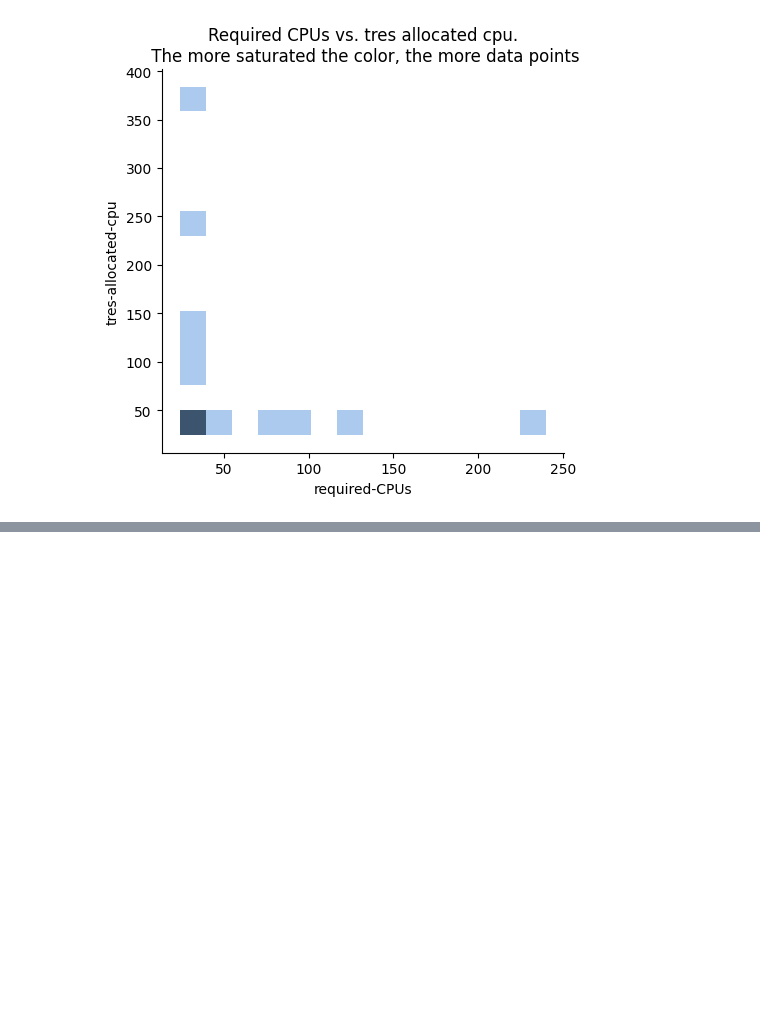
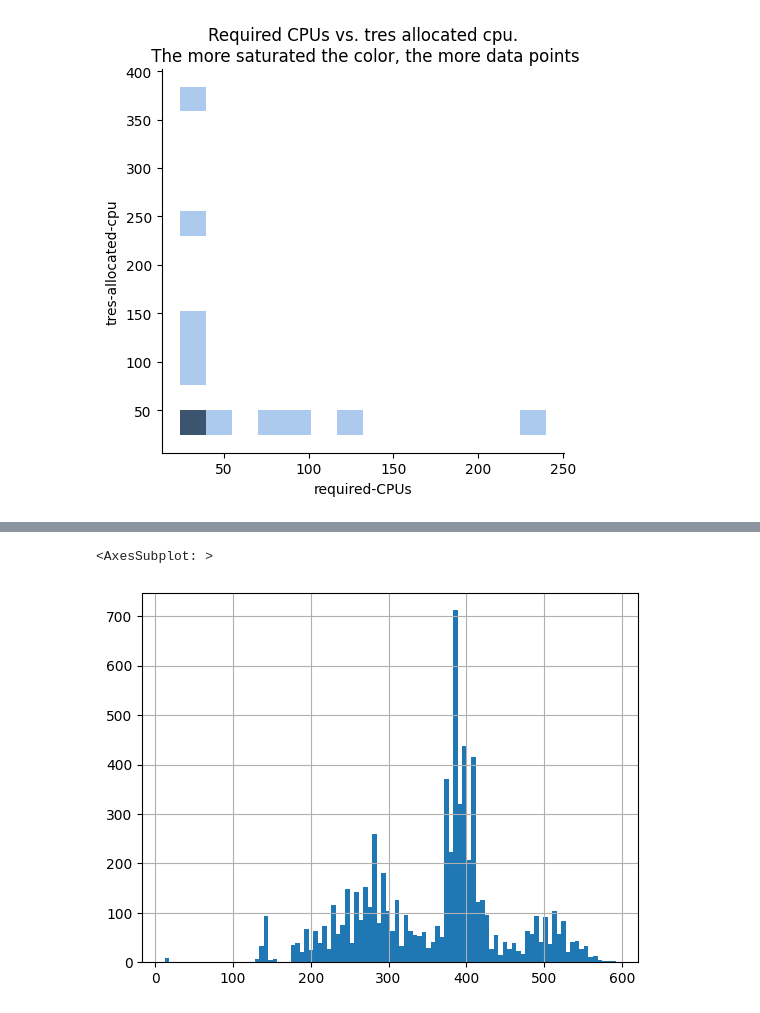
Before and after one commit to admire-eurohpc/AnomalyDetection, a Jupyter notebook: notebooks/visualization.ipynb, the cells around one changed output, grey strips where cells are left out. Saved outputs shown, nothing was run; the diff lists cells and outputs as text; code cells hidden in the pictures; blank space fills up the shorter version.

```diff
--- a/notebooks/visualization.ipynb
+++ b/notebooks/visualization.ipynb
@@ -235,0 +282,5 @@ plt.savefig('images/step1/required_CPUs_vs_tres_allocated_cpu.png')
+# %%
+df[df['steps-tres-consumed-max-energy'] < 1000]['steps-tres-consumed-max-energy'].hist(bins=100)
+# %% [output]
+<AxesSubplot: >
+[figure, added]
```
Also changed, not shown: parts of 6 cells of this notebook.
